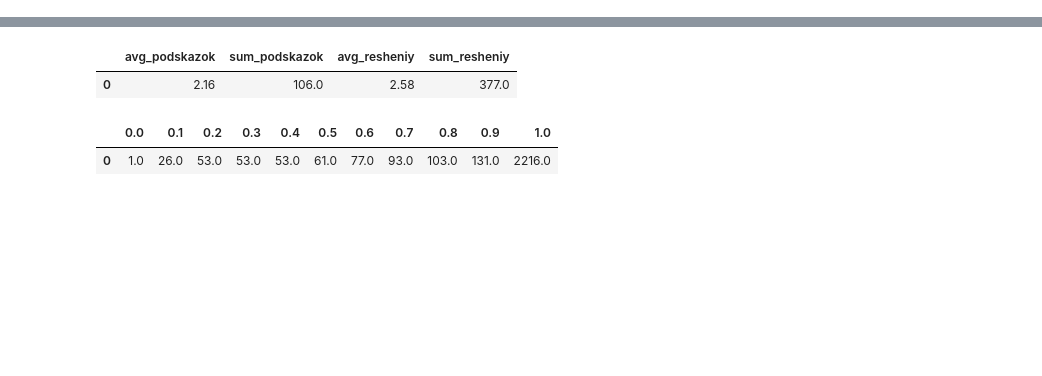
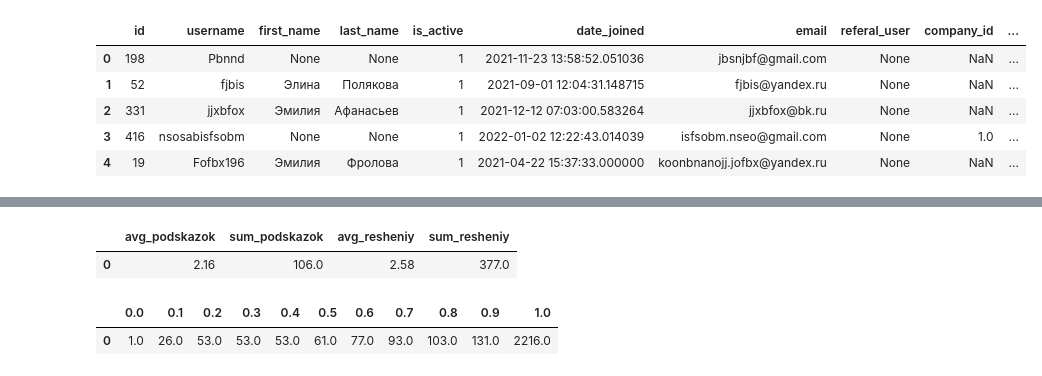
Before and after one commit to BeNormalPlease/Portfolio-Projects, a Jupyter notebook: SQL Unit-Analysis/SQL_unit_economic.ipynb, the cells around one changed output, grey strips where cells are left out. Cells and saved outputs as stored; diff of their text form; code cells hidden in the pictures; blank space fills up the shorter version.

```diff
--- a/SQL Unit-Analysis/SQL_unit_economic.ipynb
+++ b/SQL Unit-Analysis/SQL_unit_economic.ipynb
@@ -17,0 +112,10 @@ engine = create_engine(connection_string)
+# %%
+users = '''SELECT * FROM users LIMIT 5'''
+pd.io.sql.read_sql(users, con = engine)
+# %% [output]
+|  | id | username | first_name | last_name | is_active | date_joined | email | referal_user | company_id | ... |
+| 0 | 198 | Pbnnd | None | None | 1 | 2021-11-23 13:58:52.051036 | jbsnjbf@gmail.com | None | NaN | ... |
+| 1 | 52 | fjbis | Элина | Полякова | 1 | 2021-09-01 12:04:31.148715 | fjbis@yandex.ru | None | NaN | ... |
+| 2 | 331 | jjxbfox | Эмилия | Афанасьев | 1 | 2021-12-12 07:03:00.583264 | jjxbfox@bk.ru | None | NaN | ... |
+| 3 | 416 | nsosabisfsobm | None | None | 1 | 2022-01-02 12:22:43.014039 | isfsobm.nseo@gmail.com | None | 1.0 | ... |
+| 4 | 19 | Fofbx196 | Эмилия | Фролова | 1 | 2021-04-22 15:37:33.000000 | koonbnanojj.jofbx@yandex.ru | None | NaN | ... |
```
Also changed, not shown: parts of 13 cells of this notebook.
